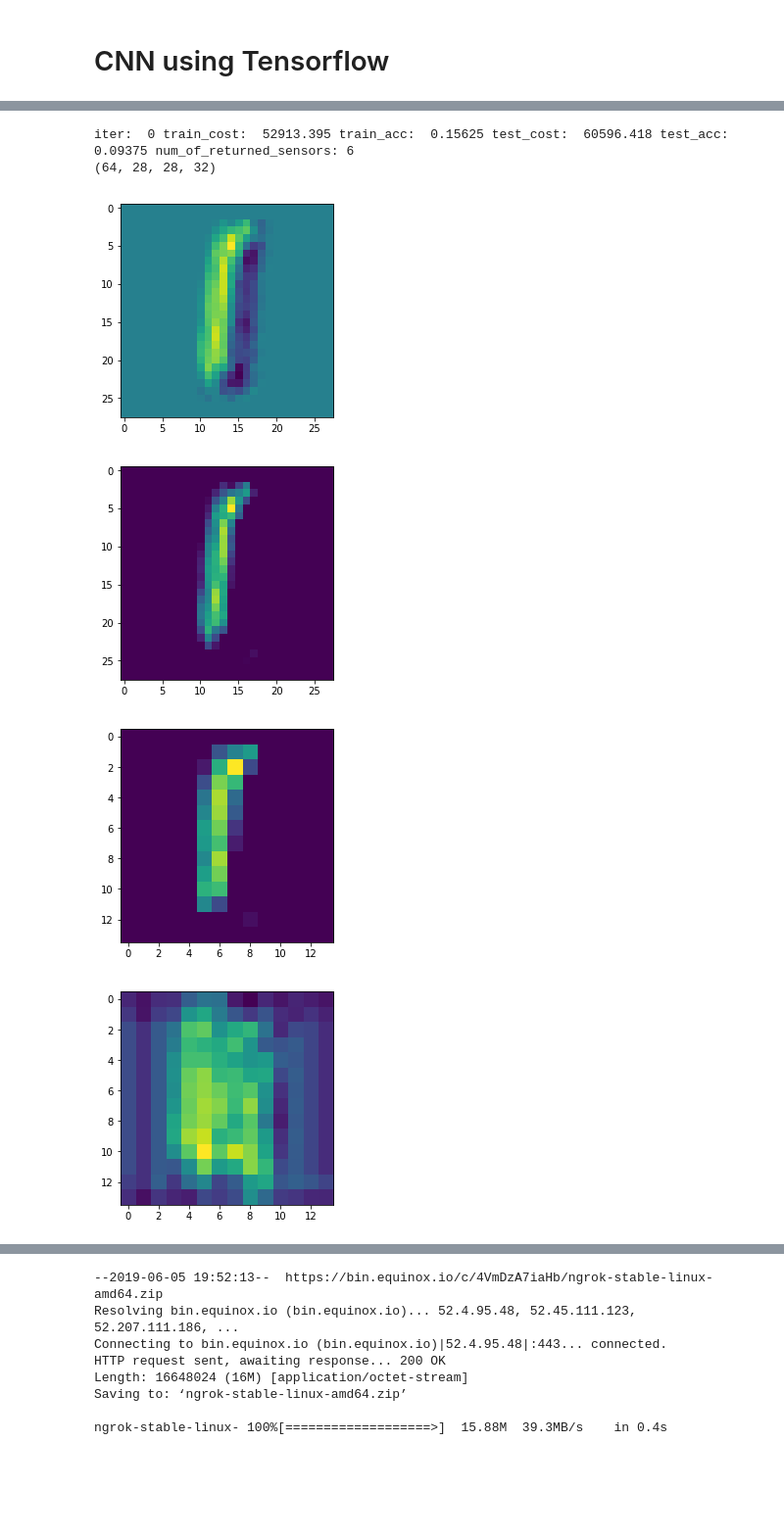
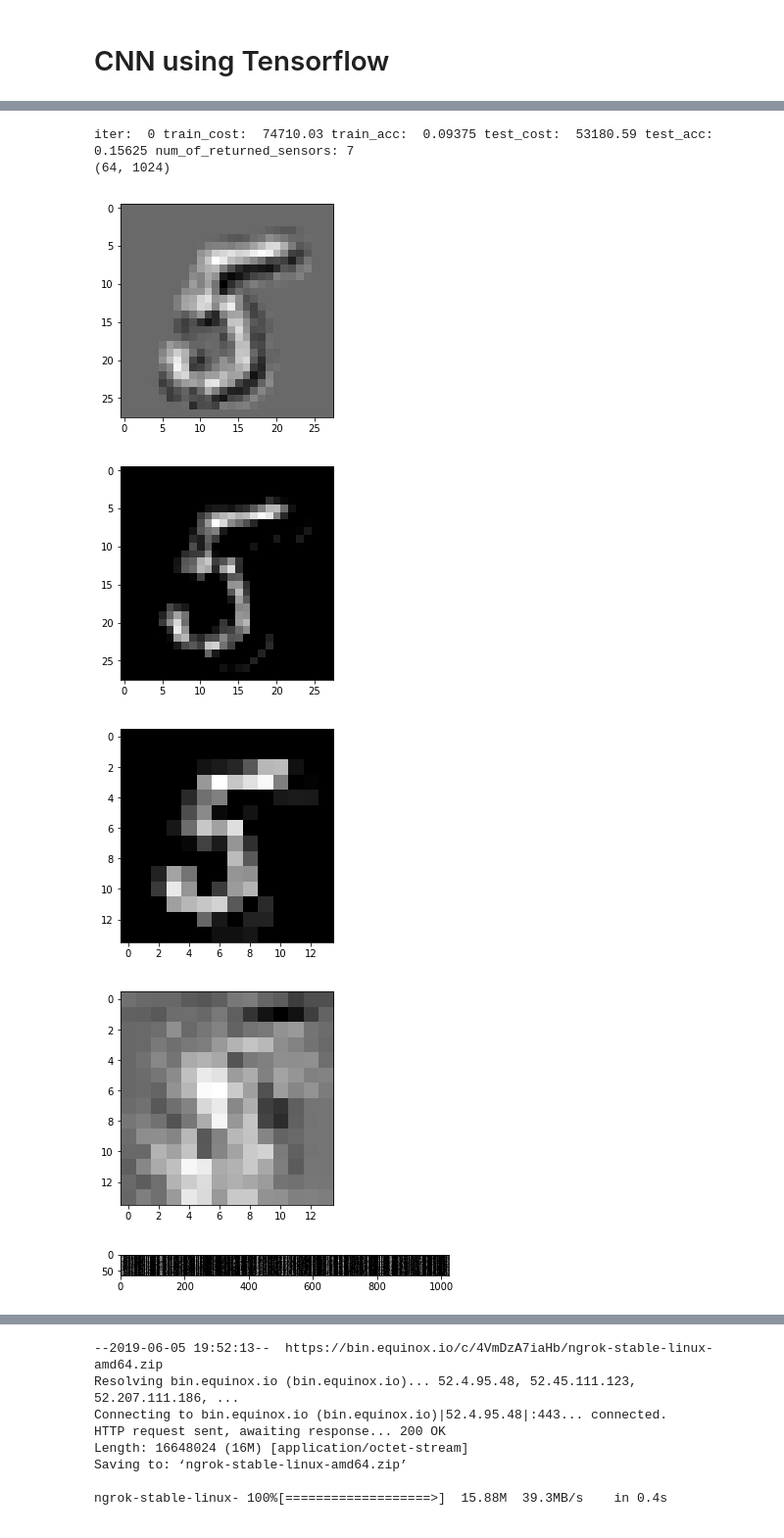
Before and after one commit to ahmadhajmosa/Machine-learning-labs, a Jupyter notebook: Session_2.ipynb, the cells around one changed output, grey strips where cells are left out. Shown at 98% size. Drawn from its saved outputs; the diff is of its cells as text; code cells hidden in the pictures; blank space fills up the shorter version.

```diff
--- a/Session_2.ipynb
+++ b/Session_2.ipynb
@@ -537,7 +537,7 @@ def conv_net(x, weights, biases):
 
         out = tf.add(tf.matmul(fc1, weights['out']), biases['out'])
 
-    list_of_tensors = [conv_pre_actv_1,conv_actv_1, conv1,conv_pre_actv_2,conv_actv_2, conv2]
+    list_of_tensors = [conv_pre_actv_1,conv_actv_1, conv1,conv_pre_actv_2,conv_actv_2, conv2, fc1]
     return out, list_of_tensors
 
 
@@ -627,20 +627,24 @@ with tf.Session() as sess:
             val_list_of_tensors = sess.run(list_of_tensors, feed_dict={x: test_batch_x})
             num_of_returned_sensors = len(val_list_of_tensors)
 
-            print(val_list_of_tensors[0].shape)
+            print(val_list_of_tensors[-1].shape)
 
-            imshow(val_list_of_tensors[0][0,:,:,0])# conv1 pre-activation first input image first filter
+            imshow(val_list_of_tensors[0][0,:,:,0], cmap='gray')# conv1 pre-activation first input image first filter
 
             plt.show()
-            imshow(val_list_of_tensors[1][0,:,:,0])# conv1 after-activation first input image first filter
+            imshow(val_list_of_tensors[1][0,:,:,0],  cmap='gray')# conv1 after-activation first input image first filter
             plt.show()
 
 
-            imshow(val_list_of_tensors[2][0,:,:,0])# conv1 pre-activation first input image first filter
+            imshow(val_list_of_tensors[2][0,:,:,0], cmap='gray')# conv2 pre-activation first input image first filter
 
             plt.show()
-            imshow(val_list_of_tensors[3][0,:,:,0])# conv1 after-activation first input image first filter
+            imshow(val_list_of_tensors[3][0,:,:,0], cmap='gray')# conv2 after-activation first input image first filter
             plt.show()
+
+            imshow(val_list_of_tensors[-1], cmap='gray')# conv2 pre-activation first input image first filter
+            plt.show()
+
 
             print('iter: ',i, 'train_cost: ', train_cost, 'train_acc: ', train_acc,'test_cost: ', test_cost, 'test_acc: ', test_acc, 'num_of_returned_sensors:', num_of_returned_sensors )
 
@@ -663,6 +668,7 @@ started
-iter:  0 train_cost:  52913.395 train_acc:  0.15625 test_cost:  60596.418 test_acc:  0.09375 num_of_returned_sensors: 6
-(64, 28, 28, 32)
+iter:  0 train_cost:  74710.03 train_acc:  0.09375 test_cost:  53180.59 test_acc:  0.15625 num_of_returned_sensors: 7
+(64, 1024)
-[figure, old version]
-[figure, old version]
+[figure, new version]
-[figure, old version]
+[figure, new version]
-[figure, old version]
+[figure, new version]
+[figure, new version]
+[figure, added]
```
Also changed, not shown: parts of 1 cell of this notebook.
